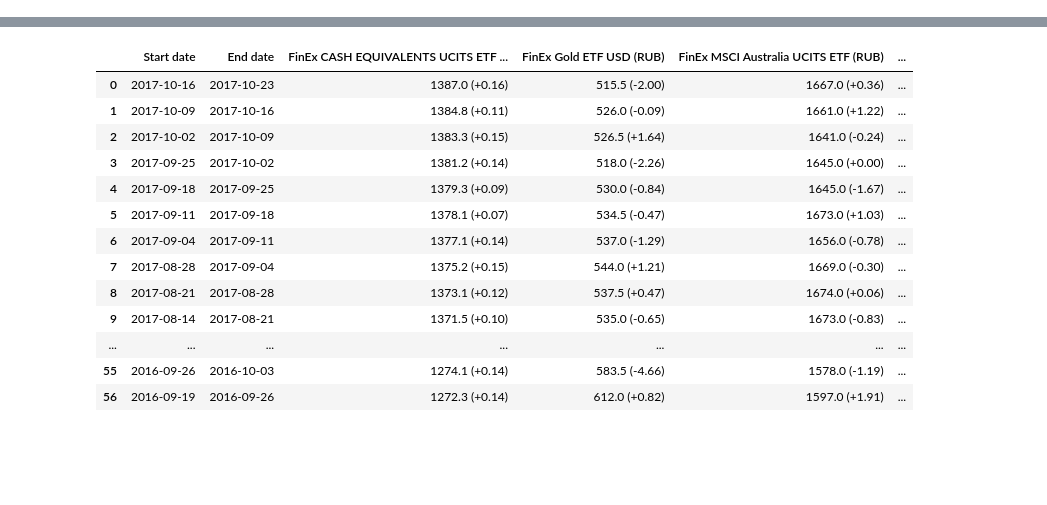
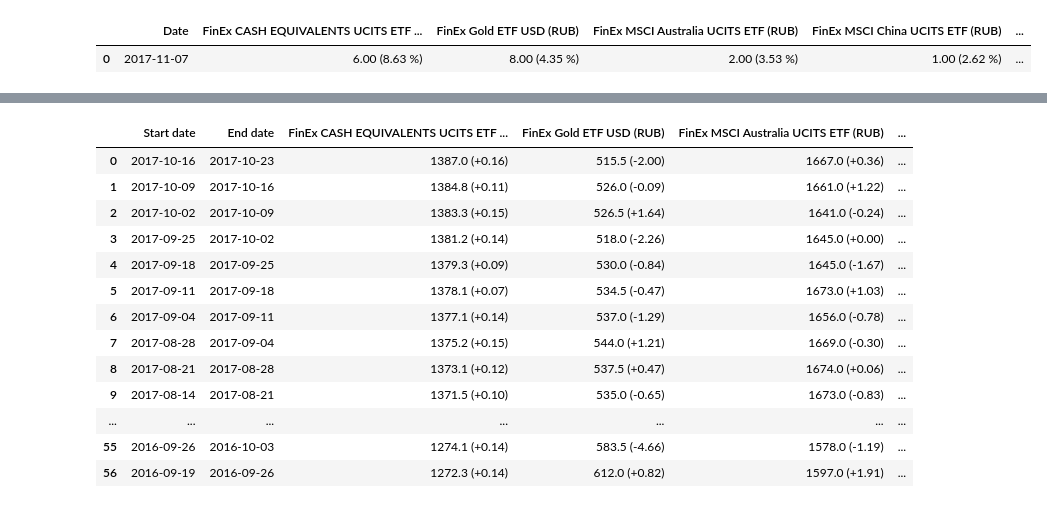
Before and after one commit to alvlasov/asset-utils, a Jupyter notebook: asset_utils.ipynb, the cells around one changed output, grey strips where cells are left out. Cells and saved outputs as stored; diff of their text form; code cells hidden in the pictures; blank space fills up the shorter version.

```diff
--- a/asset_utils.ipynb
+++ b/asset_utils.ipynb
@@ -30,0 +37,5 @@ portfolio.get_alltime_stats()
+# %%
+portfolio.get_asset_counts()
+# %% [output]
+|  | Date | FinEx CASH EQUIVALENTS UCITS ETF ... | FinEx Gold ETF USD (RUB) | FinEx MSCI Australia UCITS ETF (RUB) | FinEx MSCI China UCITS ETF (RUB) | ... |
+| 0 | 2017-11-07 | 6.00 (8.63 %) | 8.00 (4.35 %) | 2.00 (3.53 %) | 1.00 (2.62 %) | ... |
```
Also changed, not shown: parts of 6 cells of this notebook, 1 other file.
